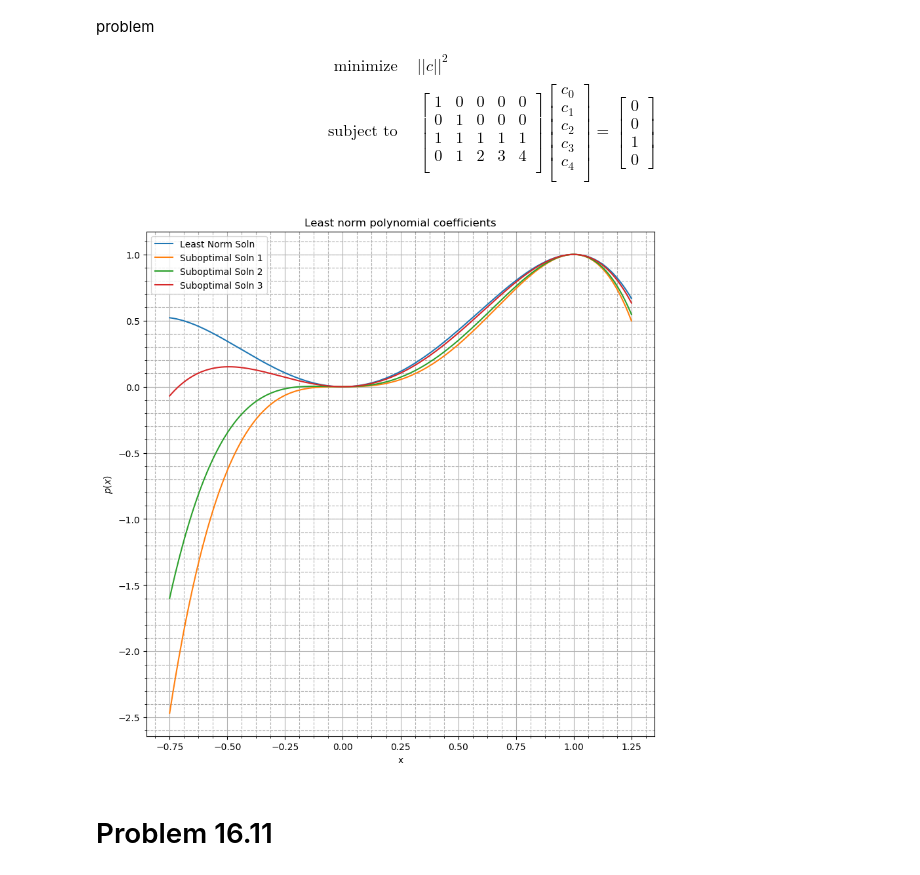
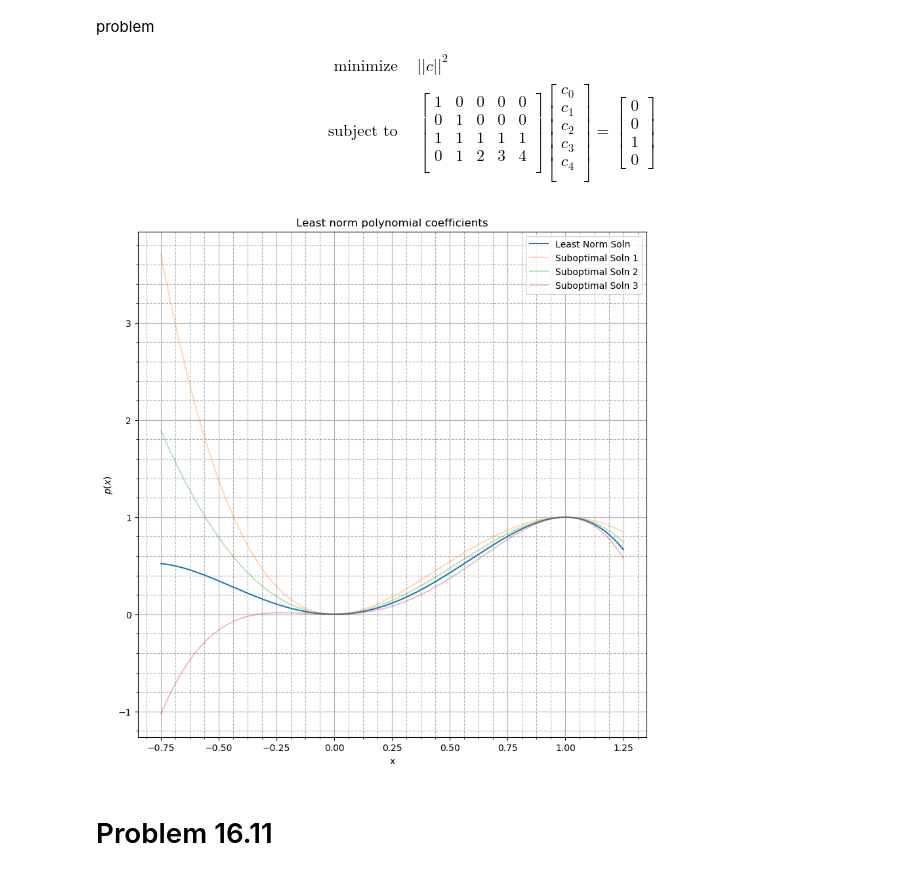
Before and after one commit to chaaland/AppliedLinAlg, a Jupyter notebook: Chapter16.ipynb, the cells around one changed output. Cells and saved outputs as stored; diff of their text form; code cells hidden in the pictures.

```diff
--- a/Chapter16.ipynb
+++ b/Chapter16.ipynb
@@ -499,31 +514,32 @@ b = [0; 0; 1; 0];
 c = A \ b;
 deg = 4;
 # %%
-srand(4937);
+Random.seed!(46973);
 
 z = nullspace(A);  # subspace spanning a line
-t = 10*rand(3,1) - 5;
+t = 10*rand(3,1) .- 5;
 c_subopt = c .+ z * t';
 # %%
-x = linspace(-0.75, 1.25,1000);
+x = range(-0.75, stop=1.25, length=1000);
 vandermonde_mat = vandermonde(x, deg);
 
 figure(figsize=(10,10))
 
 plot(x, vandermonde_mat * c, label="Least Norm Soln");
-plot(x, vandermonde_mat * c_subopt[:,1], label="Suboptimal Soln 1");
-plot(x, vandermonde_mat * c_subopt[:,2], label="Suboptimal Soln 2");
-plot(x, vandermonde_mat * c_subopt[:,3], label="Suboptimal Soln 3");
+plot(x, vandermonde_mat * c_subopt[:,1], alpha=0.3, label="Suboptimal Soln 1");
+plot(x, vandermonde_mat * c_subopt[:,2], alpha=0.3, label="Suboptimal Soln 2");
+plot(x, vandermonde_mat * c_subopt[:,3], alpha=0.3, label="Suboptimal Soln 3");
+
+legend();
+title("Least norm polynomial coefficients");
+xlabel("x");
+ylabel(L"$p(x)$");
+
 PyPlot.minorticks_on()
 grid(true, which="major");
 grid(true, which="minor", linestyle="--");
-legend();
-
-title("Least norm polynomial coefficients");
-xlabel("x");
-ylabel(L"$p(x)$");
 # %% [output]
-[figure, old version]
+[figure, new version]
 # %% [markdown]
 # Problem 16.11 #
 # %% [markdown]
```
Also changed, not shown: parts of 38 cells of this notebook, 1 other file.
